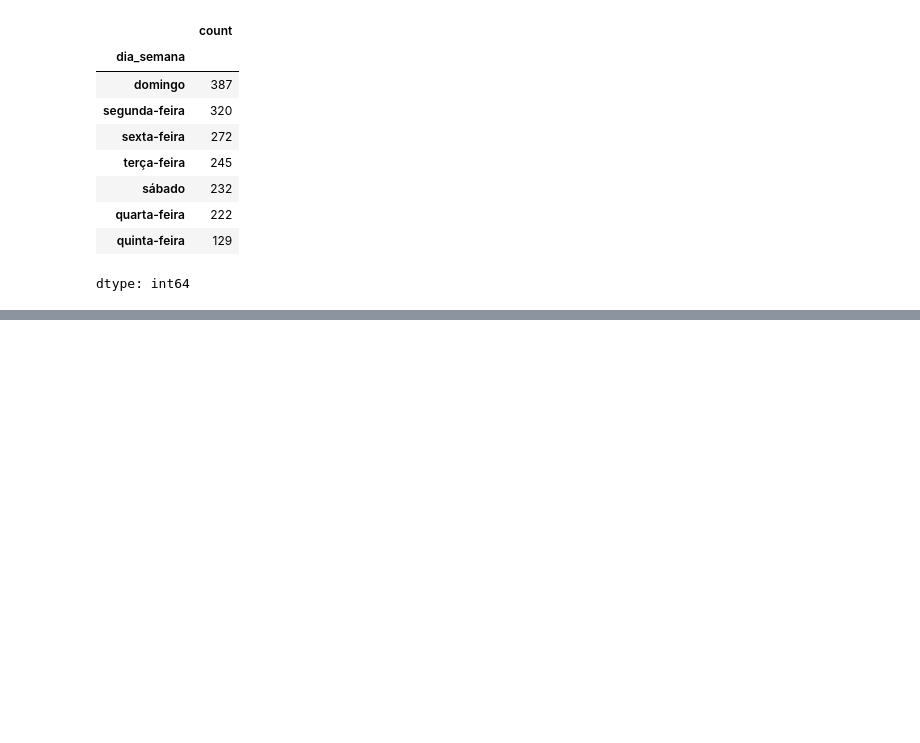
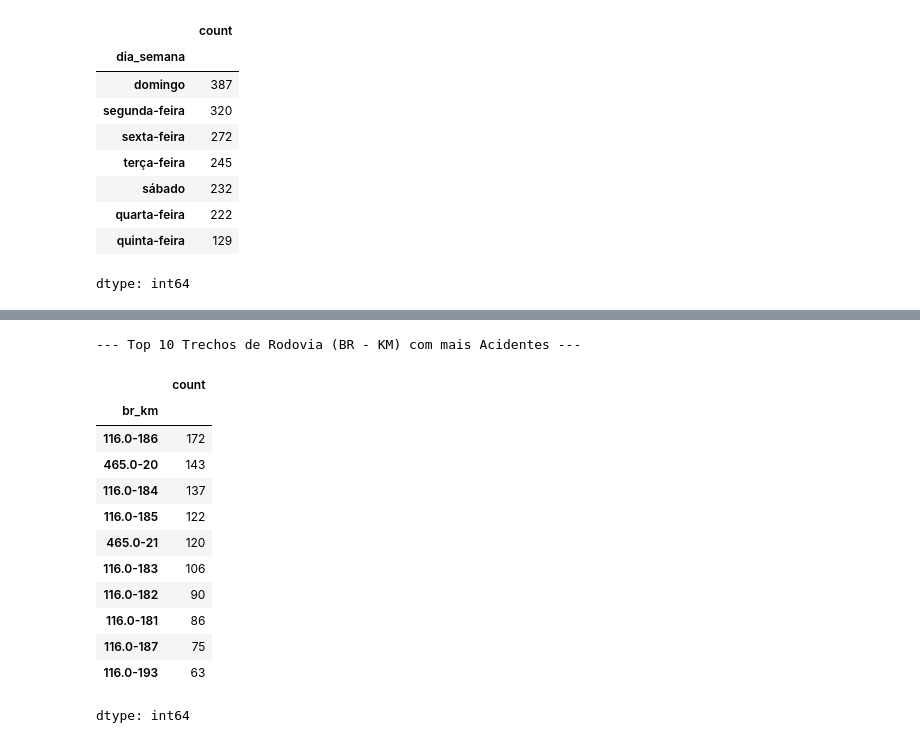
Before and after one commit to JoaoSchneiderr/Contagem-para-metas, a Jupyter notebook: notebooks/Getting_started_with_google_colab_ai.ipynb, the cells around one changed output, grey strips where cells are left out. Saved outputs shown, nothing was run; the diff lists cells and outputs as text; code cells hidden in the pictures; blank space fills up the shorter version.

```diff
--- a/notebooks/Getting_started_with_google_colab_ai.ipynb
+++ b/notebooks/Getting_started_with_google_colab_ai.ipynb
@@ -382,0 +426,20 @@ display(gravidade_por_fase_dia)
+# %%
+print("\n Top 10 Trechos de Rodovia (BR - KM) com mais Acidentes ")
+nova_iguacu_df['br_km'] = nova_iguacu_df['br'].astype(str) + '-' + nova_iguacu_df['km'].astype(str)
+acidentes_por_br_km = nova_iguacu_df['br_km'].value_counts().head(10)
+display(acidentes_por_br_km)
+# %% [output]
+--- Top 10 Trechos de Rodovia (BR - KM) com mais Acidentes ---
+|  | count |
+| br_km |  |
+| 116.0-186 | 172 |
+| 465.0-20 | 143 |
+| 116.0-184 | 137 |
+| 116.0-185 | 122 |
+| 465.0-21 | 120 |
+| 116.0-183 | 106 |
+| 116.0-182 | 90 |
+| 116.0-181 | 86 |
+| 116.0-187 | 75 |
+| 116.0-193 | 63 |
+dtype: int64
```
Also changed, not shown: parts of 42 cells of this notebook.
